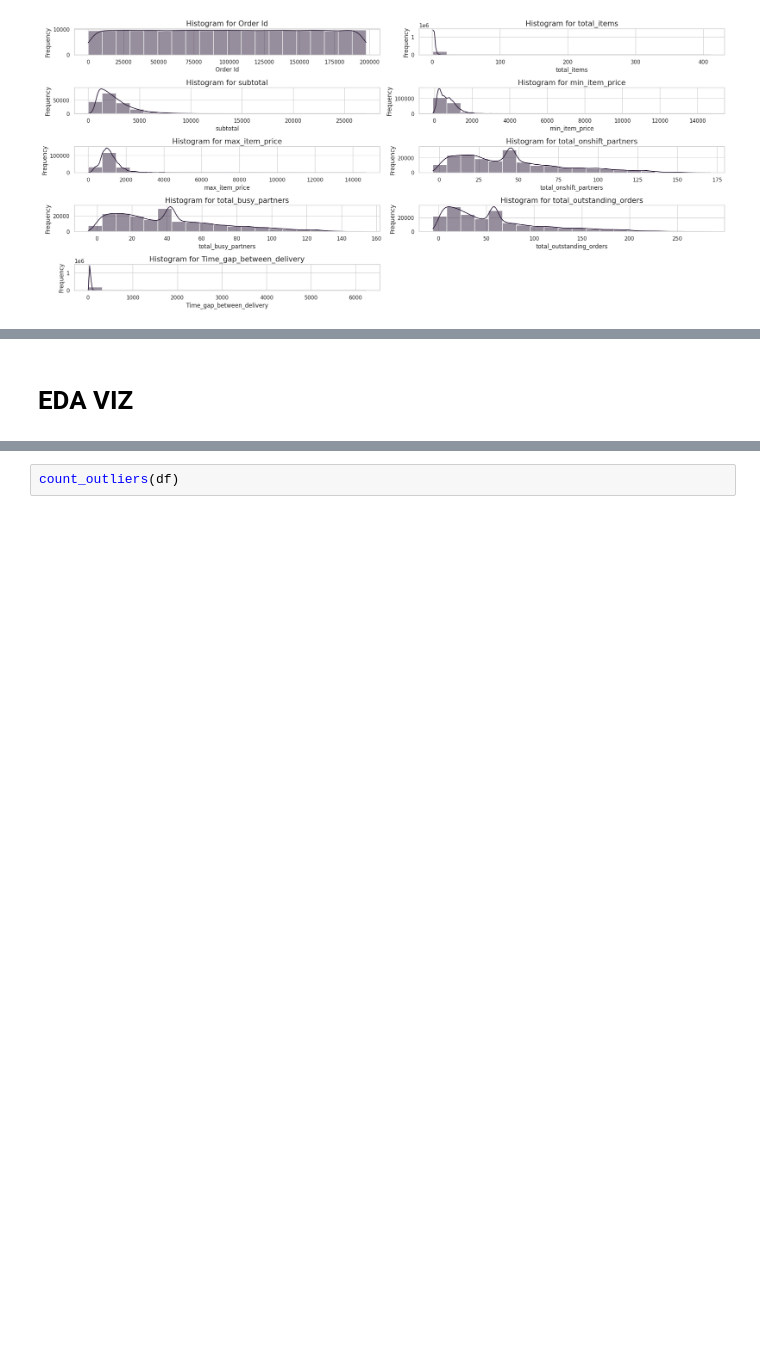
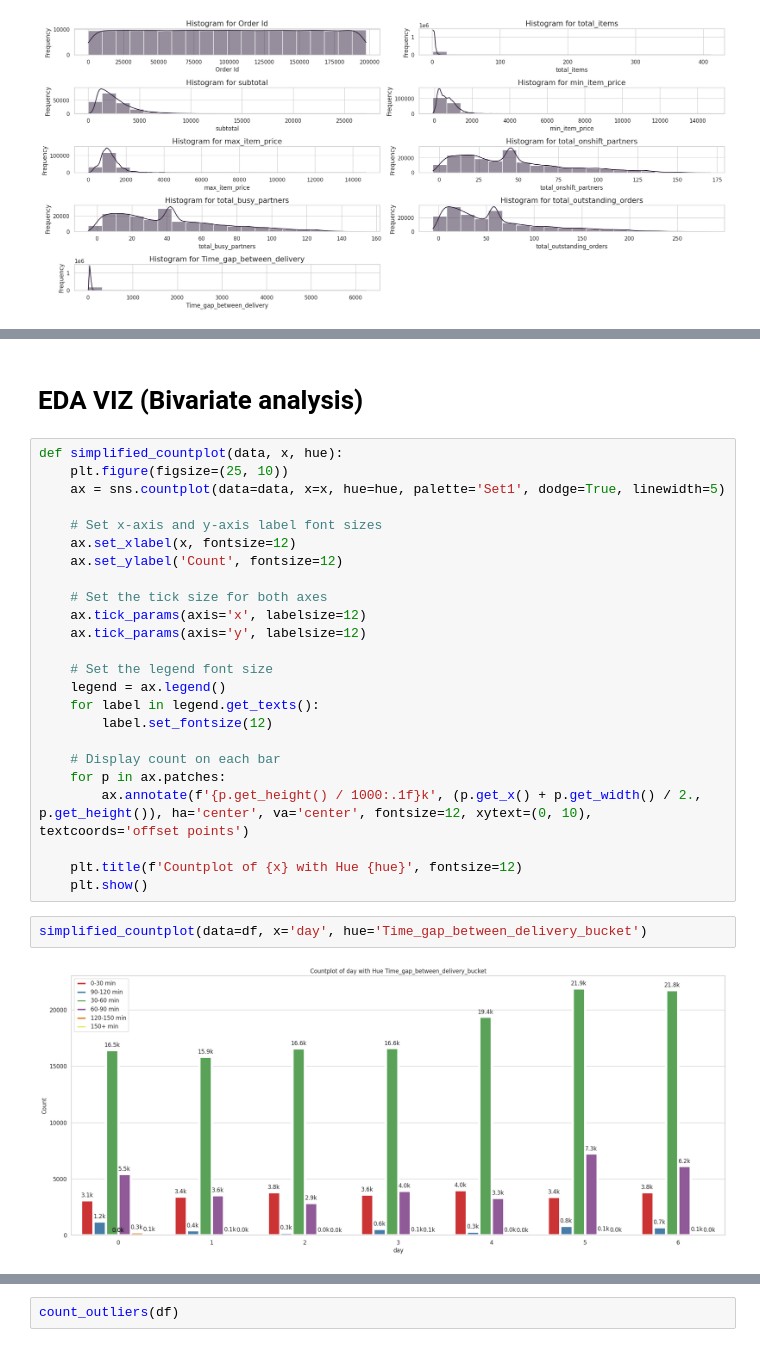
Before and after one commit to anup-anny/Delivery-Estimation-Prediction, a Jupyter notebook: QT_analysis_Project.ipynb, the cells around one changed output, grey strips where cells are left out. Drawn from its saved outputs; the diff is of its cells as text; blank space fills up the shorter version.

```diff
--- a/QT_analysis_Project.ipynb
+++ b/QT_analysis_Project.ipynb
@@ -420,2 +447,30 @@ plt.show()
 # %% [markdown]
-# **EDA VIZ**
+# **EDA VIZ (Bivariate analysis)**
+# %%
+def simplified_countplot(data, x, hue):
+    plt.figure(figsize=(25, 10))
+    ax = sns.countplot(data=data, x=x, hue=hue, palette='Set1', dodge=True, linewidth=5)
+
+    # Set x-axis and y-axis label font sizes
+    ax.set_xlabel(x, fontsize=12)
+    ax.set_ylabel('Count', fontsize=12)
+
+    # Set the tick size for both axes
+    ax.tick_params(axis='x', labelsize=12)
+    ax.tick_params(axis='y', labelsize=12)
+
+    # Set the legend font size
+    legend = ax.legend()
+    for label in legend.get_texts():
+        label.set_fontsize(12)
+
+    # Display count on each bar
+    for p in ax.patches:
+        ax.annotate(f'{p.get_height() / 1000:.1f}k', (p.get_x() + p.get_width() / 2., p.get_height()), ha='center', va='center', fontsize=12, xytext=(0, 10), textcoords='offset points')
+
+    plt.title(f'Countplot of {x} with Hue {hue}', fontsize=12)
+    plt.show()
+# %%
+simplified_countplot(data=df, x='day', hue='Time_gap_between_delivery_bucket')
+# %% [output]
+[figure, added]
```
Also changed, not shown: parts of 30 cells of this notebook.
